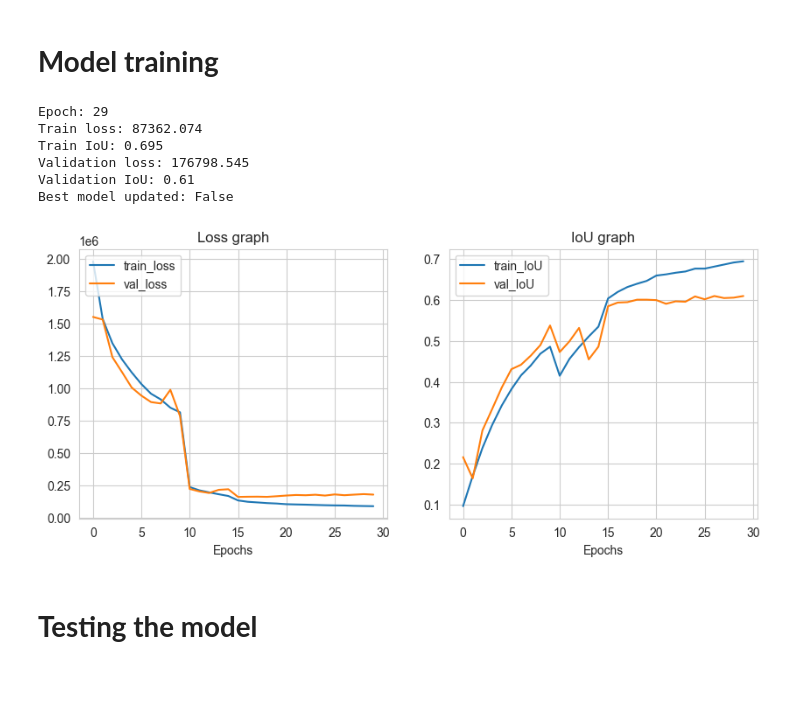
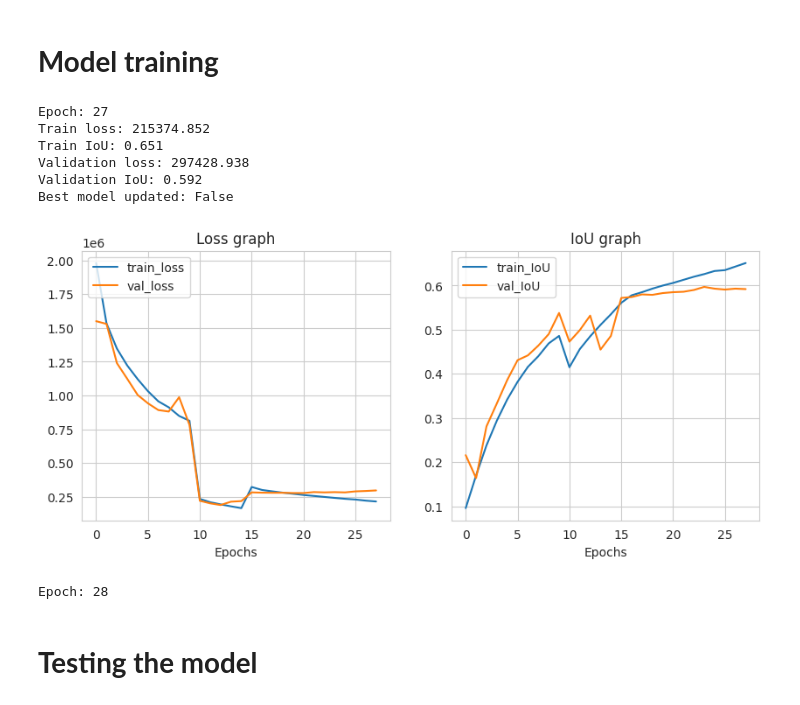
Before and after one commit to Gzaborey/Spacer, a Jupyter notebook: UNet_person_detector_train.ipynb, the cells around one changed output. Saved outputs shown, nothing was run; the diff lists cells and outputs as text; code cells hidden in the pictures.

```diff
--- a/UNet_person_detector_train.ipynb
+++ b/UNet_person_detector_train.ipynb
@@ -381,9 +381,9 @@ val_masks_dir = get_filepaths('people_segmentation/val/masks')
 # %%
 # Initialize the dataloaders
 train_loader = get_dataloader(train_images_dir, train_masks_dir, rescale_size=128,
-                                  batch_size=64, shuffle=True)
+                                  batch_size=128, shuffle=True)
 val_loader = get_dataloader(val_images_dir, val_masks_dir, rescale_size=128,
-                                  batch_size=64, shuffle=False)
+                                  batch_size=128, shuffle=False)
 # %% [markdown]
 # **Model building**
 # %% [markdown]
@@ -648,7 +648,7 @@ def train(model, train_loader, val_loader, criterion, optimizer,
         visualize_training(train_history, val_history)
 
         # Making a checkpoint
-        root = 'UNet_versions_128p'
+        root = '/content/gdrive/MyDrive/Machine_Learning/Projects/Spacer/UNet_versions_128p'
         if len(train_history.index) % 5 == 0:
             model_dir = os.path.join(root, f'UNet_epoch_{len(train_history.index)}')
             if os.path.exists(model_dir):
@@ -704,24 +704,25 @@ def predict_one_sample(model, image_path, resize_scale,
 model = UNet().to(device)
 # %%
 # Loading the model
-model_path = 'UNet_versions_128p/UNet_epoch_20'
+model_path = '/content/gdrive/MyDrive/Machine_Learning/Projects/Spacer/UNet_versions_128p/UNet_epoch_15'
 train_history, val_history = load_model(model_path)
 # %%
 # Initializing the loss function, optimizer
 criterion = nn.BCEWithLogitsLoss(reduction='sum')
-optimizer = torch.optim.Adam(model.parameters(), lr=0.00005)
+optimizer = torch.optim.Adam(model.parameters(), lr=0.0001)
 # %%
 # Training the model
 train_history, val_history, best_model = train(model, train_loader, val_loader,
-                                               criterion, optimizer, epochs=5,
+                                               criterion, optimizer, epochs=15,
                                                train_history=train_history, val_history=val_history)
 # %% [output]
-Epoch: 29
-Train loss: 87362.074
-Train IoU: 0.695
-Validation loss: 176798.545
-Validation IoU: 0.61
+Epoch: 27
+Train loss: 215374.852
+Train IoU: 0.651
+Validation loss: 297428.938
+Validation IoU: 0.592
 Best model updated: False
-[figure, old version]
+[figure, new version]
+Epoch: 28
 # %%
 # Saving the best model
```
Also changed, not shown: parts of 8 cells of this notebook.
